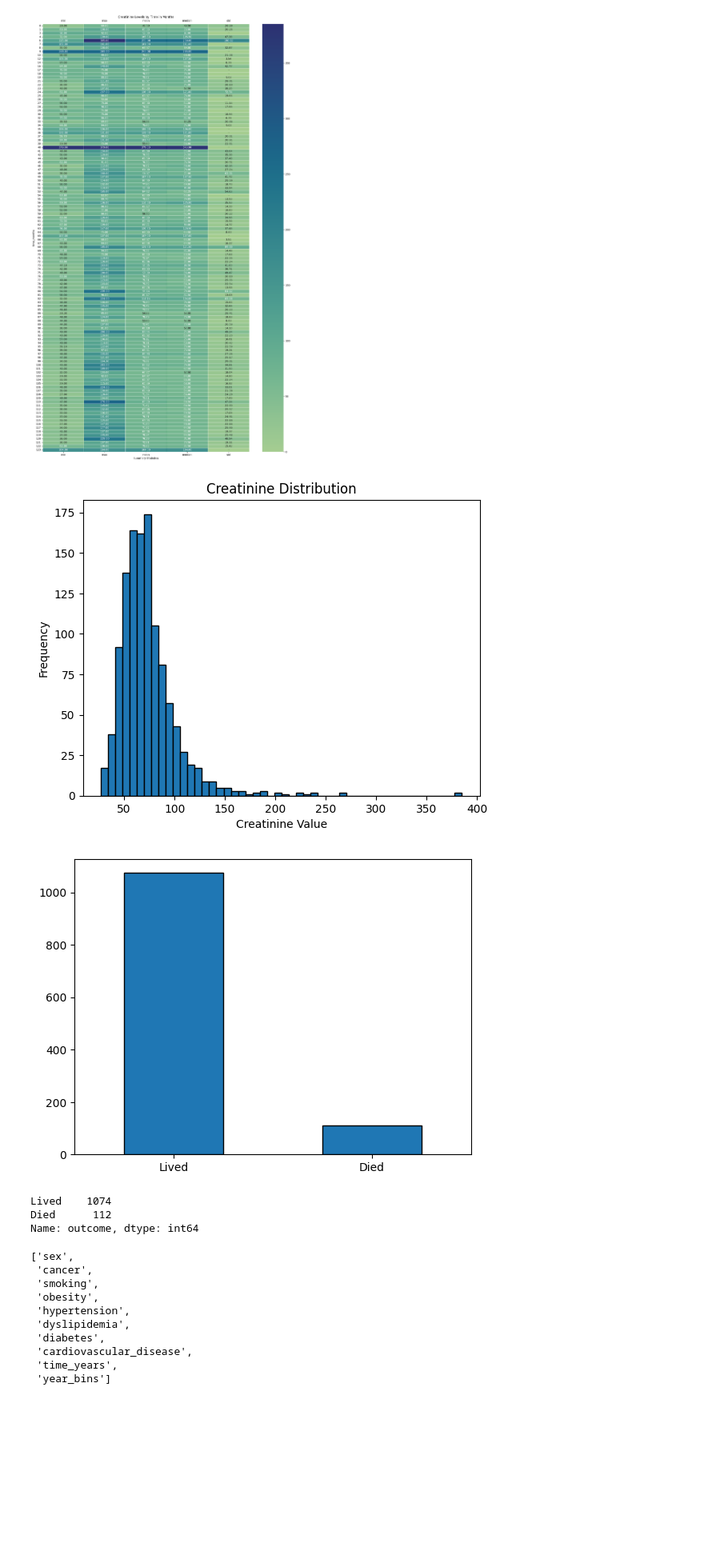
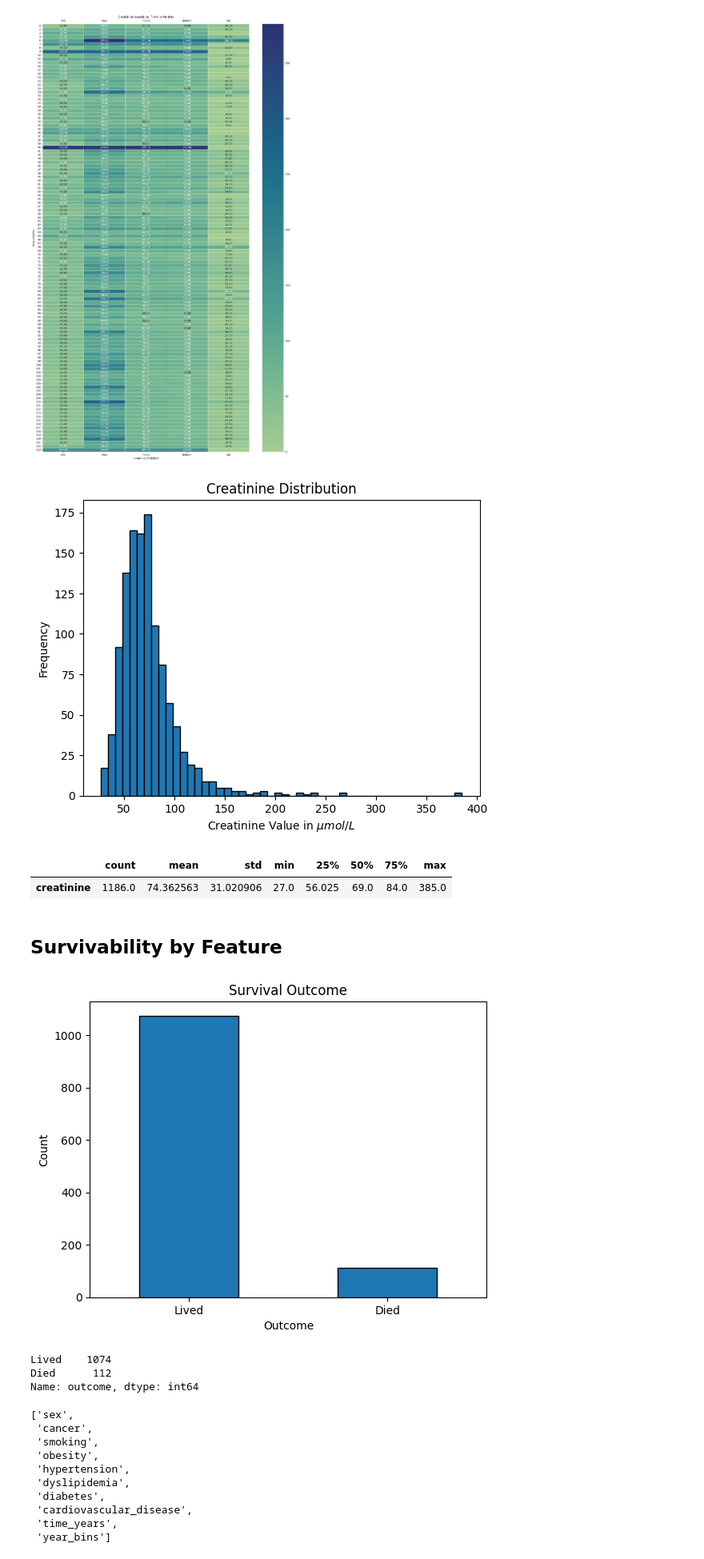
Before and after one commit to lshpaner/ckd_uae, a Jupyter notebook: CKD_UAE_EDA.ipynb, the cells around one changed output. Shown at 80% size. Cells and saved outputs as stored; diff of their text form; code cells hidden in the pictures; blank space fills up the shorter version.

```diff
--- a/CKD_UAE_EDA.ipynb
+++ b/CKD_UAE_EDA.ipynb
@@ -73,22 +75,32 @@ plt.show()
 # %%
 df_eda["creatinine"].hist(bins=50, edgecolor="black", grid=False)
 plt.title("Creatinine Distribution")
-plt.xlabel("Creatinine Value")
+plt.xlabel("Creatinine Value in $\mu mol/L$")
 plt.ylabel("Frequency")
 plt.show()
 # %% [output]
-[figure, old version]
+[figure, new version]
+# %%
+df_eda["creatinine"].describe().to_frame().T
+# %% [output]
+|  | count | mean | std | min | 25% | 50% | 75% | max |
+| creatinine | 1186.0 | 74.362563 | 31.020906 | 27.0 | 56.025 | 69.0 | 84.0 | 385.0 |
+# %% [markdown]
+## Survivability by Feature
 # %%
 ax = df_eda["outcome"].value_counts().plot(kind="bar", rot=0, edgecolor="black")
 new_labels = ["Lived", "Died"]
 ax.set_xticklabels(new_labels)
+plt.title("Survival Outcome")
+plt.xlabel("Outcome")
+plt.ylabel("Count")
 plt.show()
 print()
 print(
     df_eda["outcome"].value_counts().rename({0: "Lived", 1: "Died"}),
 )
 # %% [output]
-[figure, old version]
+[figure, new version]
 Lived    1074
 Died      112
 Name: outcome, dtype: int64
```
Also changed, not shown: parts of 6 cells of this notebook.
